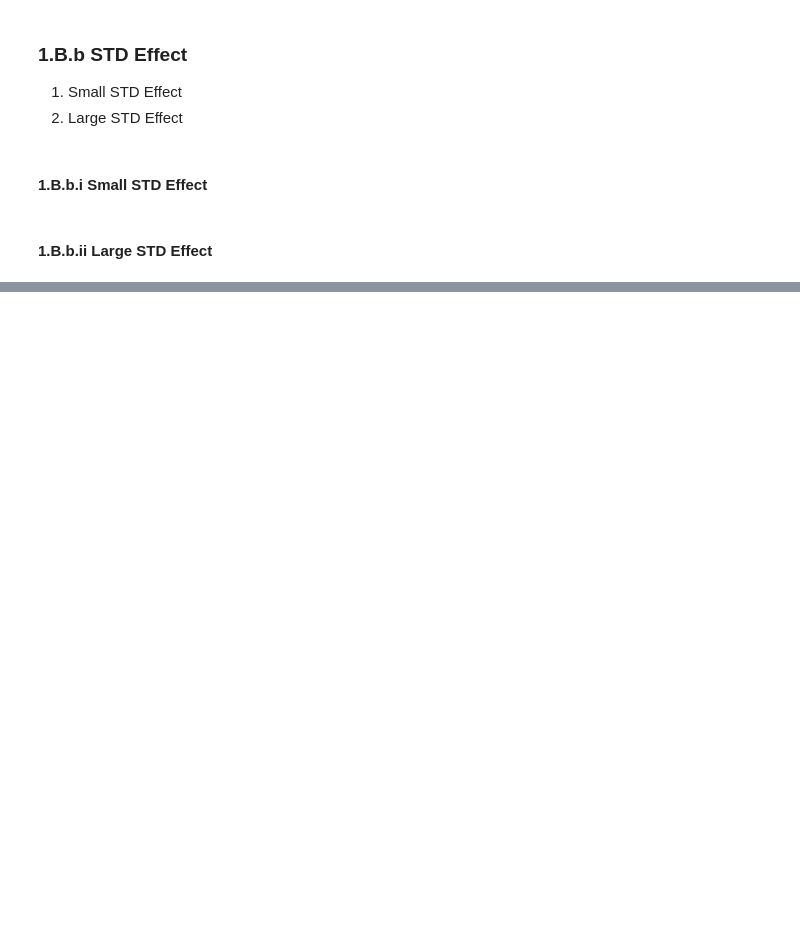
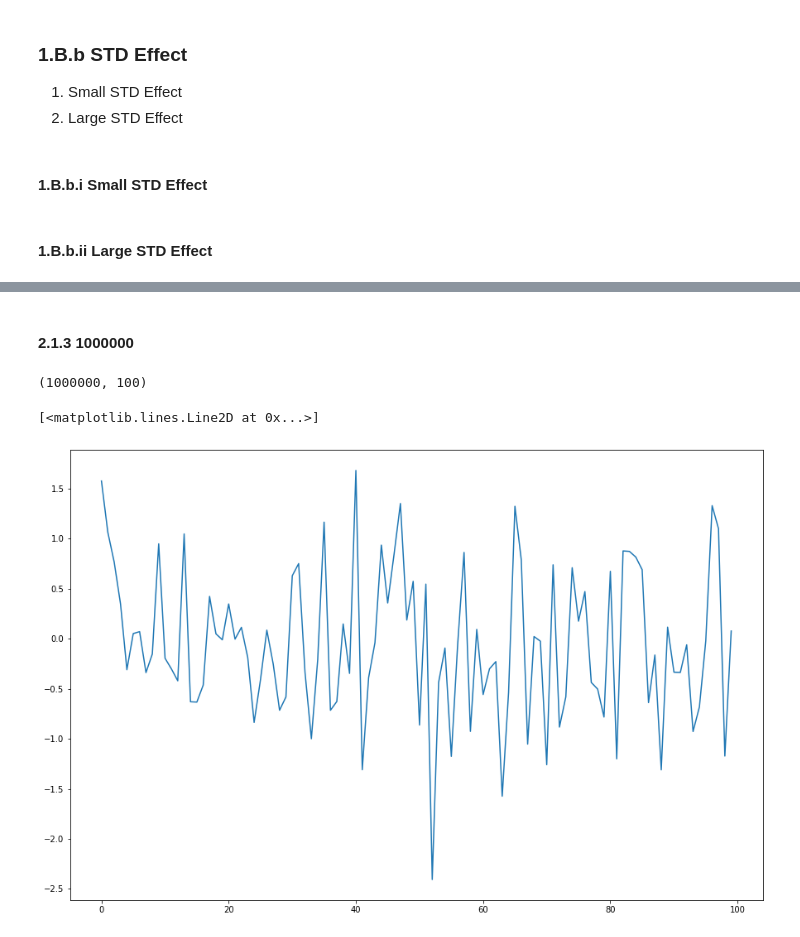
Before and after one commit to Nikronic/stochastic-processes, a Jupyter notebook: Project/project v0.2.ipynb, the cells around one changed output, grey strips where cells are left out. Drawn from its saved outputs; the diff is of its cells as text; code cells hidden in the pictures; blank space fills up the shorter version.

```diff
--- a/Project/project v0.2.ipynb
+++ b/Project/project v0.2.ipynb
@@ -346,0 +376,26 @@ v_t.mean()
+# %% [markdown]
+#### 2.1.3 1000000
+# %%
+realization_size = 1000000
+v_t = np.zeros((sample_size), dtype=np.float32)
+
+mean = 0
+std = 1
+weights = np.array([1.5, -0.7, 1, 0.5])
+
+v_t = np.zeros((realization_size, sample_size))
+
+for r in range(realization_size):
+    e_t = np.random.normal(loc=mean, scale=std, size=(sample_size, ))
+    for t in range(sample_size):
+        v_t[r, t] = np.array([v_t[r, t-1], v_t[r, t-2], e_t[t], e_t[t-1]]).dot(weights.T)
+v_t.shape
+# %% [output]
+(1000000, 100)
+# %%
+mean_samples = v_t.mean(axis=-1)
+plt.figure(figsize=(15, 10))
+plt.plot(mean_samples[random.sample(set(range(len(mean_samples))), 100)])
+# %% [output]
+[<matplotlib.lines.Line2D at 0x...>]
+[figure, added]
```
Also changed, not shown: parts of 50 cells of this notebook, 1 other file.
